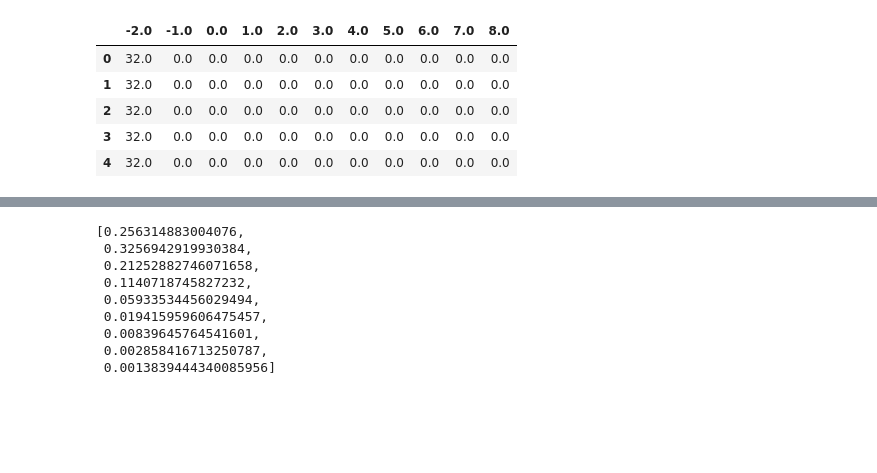
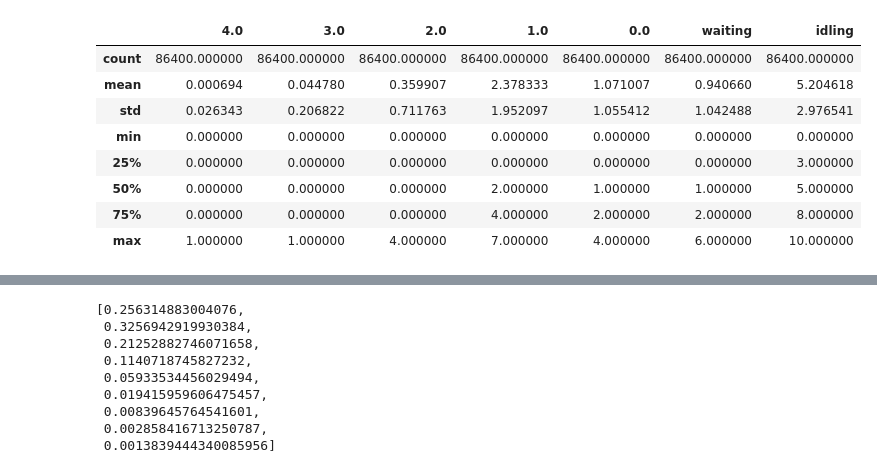
Before and after one commit to serdyt/Simulation-post-processing, a Jupyter notebook: Occupancy chart.ipynb, the cells around one changed output, grey strips where cells are left out. Saved outputs shown, nothing was run; the diff lists cells and outputs as text; code cells hidden in the pictures; blank space fills up the shorter version.

```diff
--- a/Occupancy chart.ipynb
+++ b/Occupancy chart.ipynb
@@ -85,15 +84,20 @@ for i in range(0, len(merged_df)):
 #     li[-1].index = 8 - li[-1].index.values
 # %%
 day_values = pd.concat(li, axis=1).fillna(0).T.reindex(index=[_ for _ in range(0, day_sec)]).fillna(method='ffill')
+# %%
+day_values = day_values.reindex(sorted(day_values.columns), axis=1)
 # %%
-day_values.head()
+day_values.describe()
 # %% [output]
-|  | -2.0 | -1.0 | 0.0 | 1.0 | 2.0 | 3.0 | 4.0 | 5.0 | 6.0 | 7.0 | 8.0 |
-| 0 | 32.0 | 0.0 | 0.0 | 0.0 | 0.0 | 0.0 | 0.0 | 0.0 | 0.0 | 0.0 | 0.0 |
-| 1 | 32.0 | 0.0 | 0.0 | 0.0 | 0.0 | 0.0 | 0.0 | 0.0 | 0.0 | 0.0 | 0.0 |
-| 2 | 32.0 | 0.0 | 0.0 | 0.0 | 0.0 | 0.0 | 0.0 | 0.0 | 0.0 | 0.0 | 0.0 |
-| 3 | 32.0 | 0.0 | 0.0 | 0.0 | 0.0 | 0.0 | 0.0 | 0.0 | 0.0 | 0.0 | 0.0 |
-| 4 | 32.0 | 0.0 | 0.0 | 0.0 | 0.0 | 0.0 | 0.0 | 0.0 | 0.0 | 0.0 | 0.0 |
+|  | 4.0 | 3.0 | 2.0 | 1.0 | 0.0 | waiting | idling |
+| count | 86400.000000 | 86400.000000 | 86400.000000 | 86400.000000 | 86400.000000 | 86400.000000 | 86400.000000 |
+| mean | 0.000694 | 0.044780 | 0.359907 | 2.378333 | 1.071007 | 0.940660 | 5.204618 |
+| std | 0.026343 | 0.206822 | 0.711763 | 1.952097 | 1.055412 | 1.042488 | 2.976541 |
+| min | 0.000000 | 0.000000 | 0.000000 | 0.000000 | 0.000000 | 0.000000 | 0.000000 |
+| 25% | 0.000000 | 0.000000 | 0.000000 | 0.000000 | 0.000000 | 0.000000 | 3.000000 |
+| 50% | 0.000000 | 0.000000 | 0.000000 | 2.000000 | 1.000000 | 1.000000 | 5.000000 |
+| 75% | 0.000000 | 0.000000 | 0.000000 | 4.000000 | 2.000000 | 2.000000 | 8.000000 |
+| max | 1.000000 | 1.000000 | 4.000000 | 7.000000 | 4.000000 | 6.000000 | 10.000000 |
 # %%
 day_values = day_values[day_values.columns.to_list()[::-1]]
 # %%
```
Also changed, not shown: parts of 11 cells of this notebook, 6 other files.
